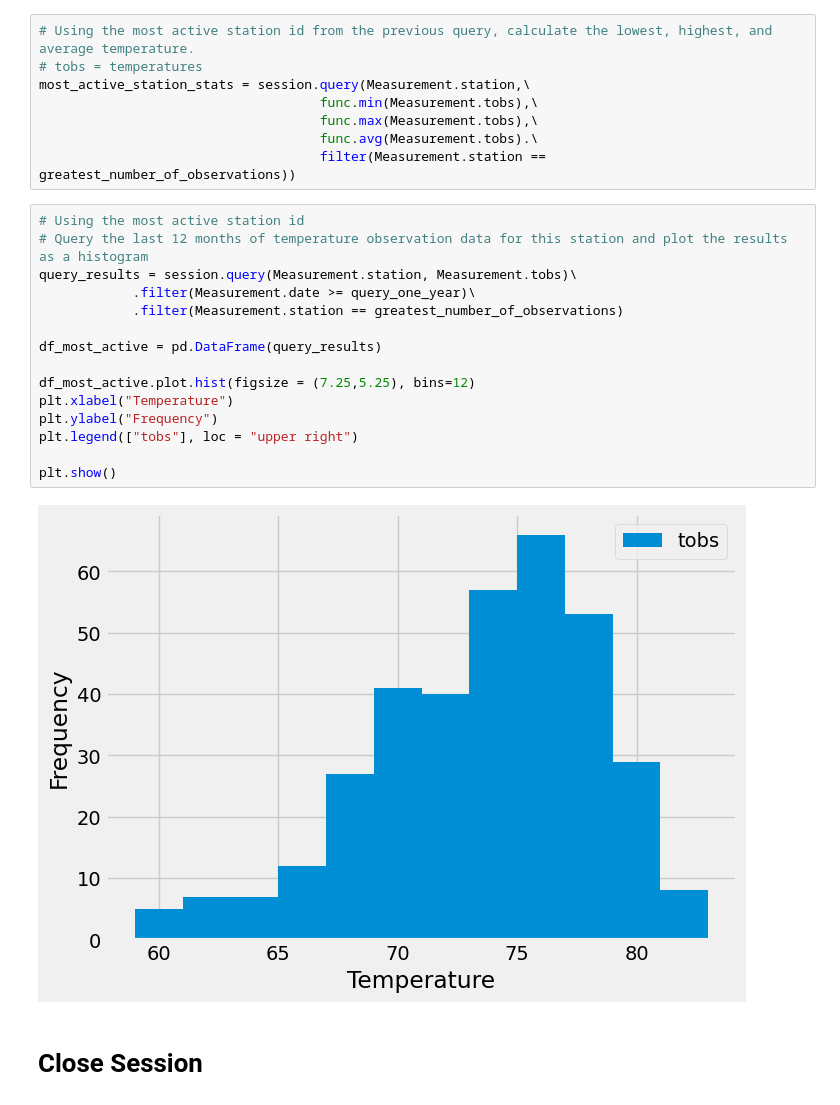
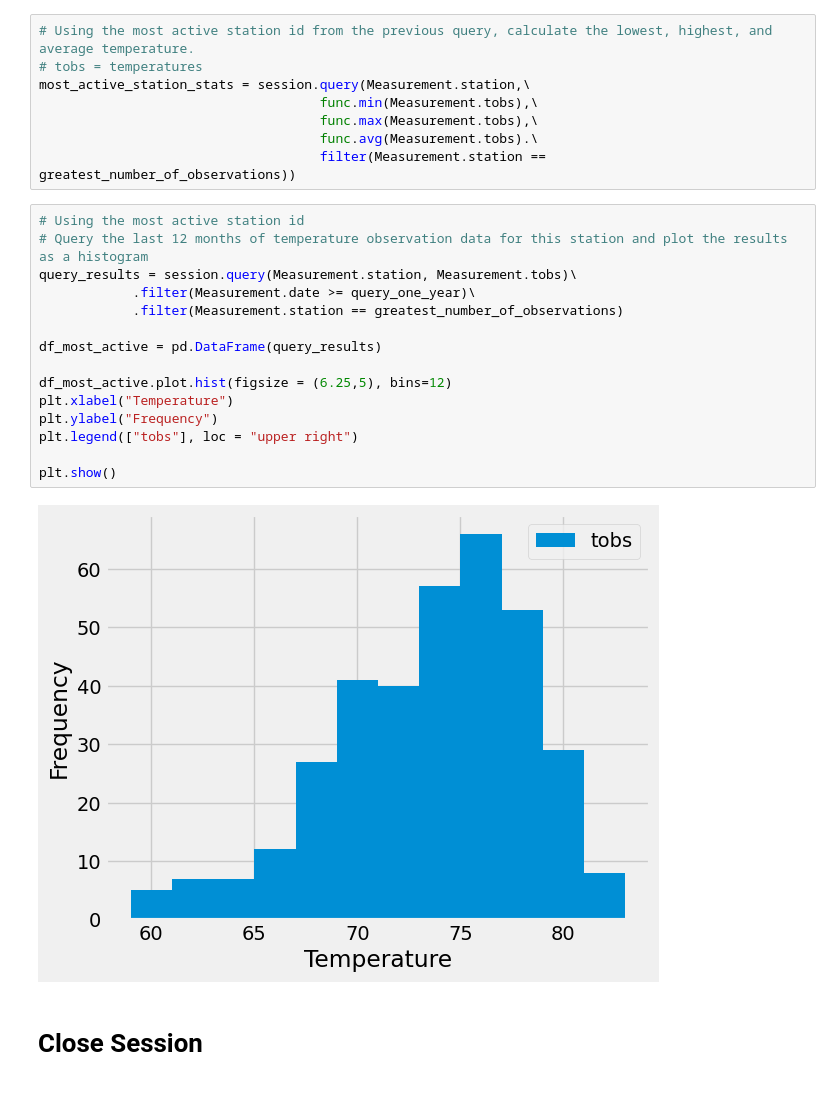
Before and after one commit to jimlhaugen/sqlalchemy-challenge, a Jupyter notebook: climate_starter.ipynb, the cells around one changed output. Cells and saved outputs as stored; diff of their text form.

```diff
--- a/climate_starter.ipynb
+++ b/climate_starter.ipynb
@@ -167,20 +168,20 @@ most_active_station_stats = session.query(Measurement.station,\
 # %%
 # Using the most active station id
 # Query the last 12 months of temperature observation data for this station and plot the results as a histogram
 query_results = session.query(Measurement.station, Measurement.tobs)\
             .filter(Measurement.date >= query_one_year)\
             .filter(Measurement.station == greatest_number_of_observations)
 
 df_most_active = pd.DataFrame(query_results)
 
-df_most_active.plot.hist(figsize = (7.25,5.25), bins=12)
+df_most_active.plot.hist(figsize = (6.25,5), bins=12)
 plt.xlabel("Temperature")
 plt.ylabel("Frequency")
 plt.legend(["tobs"], loc = "upper right")
 
 plt.show()
 # %% [output]
-[figure, old version]
+[figure, new version]
 # %% [markdown]
 # Close Session
 # %%
```
Also changed, not shown: parts of 5 cells of this notebook.
